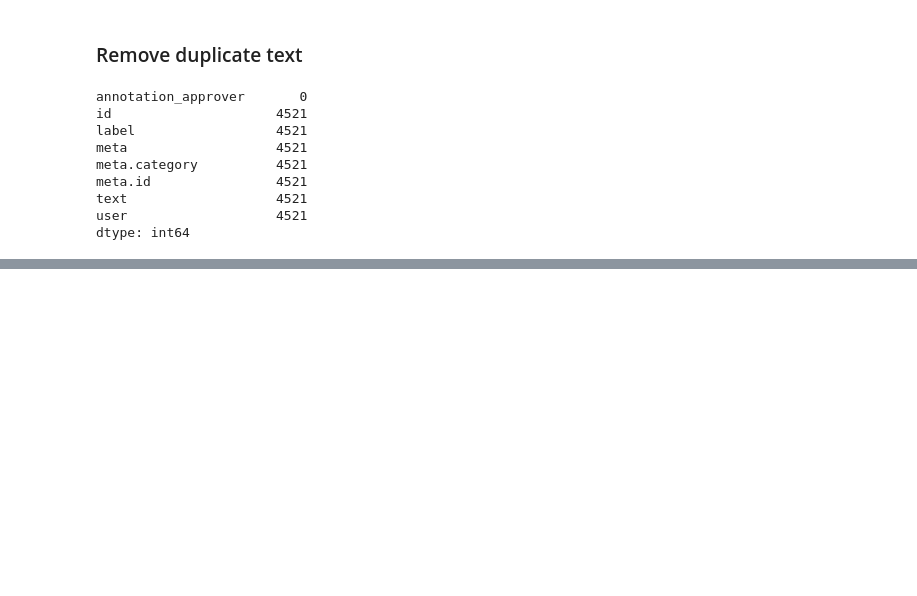
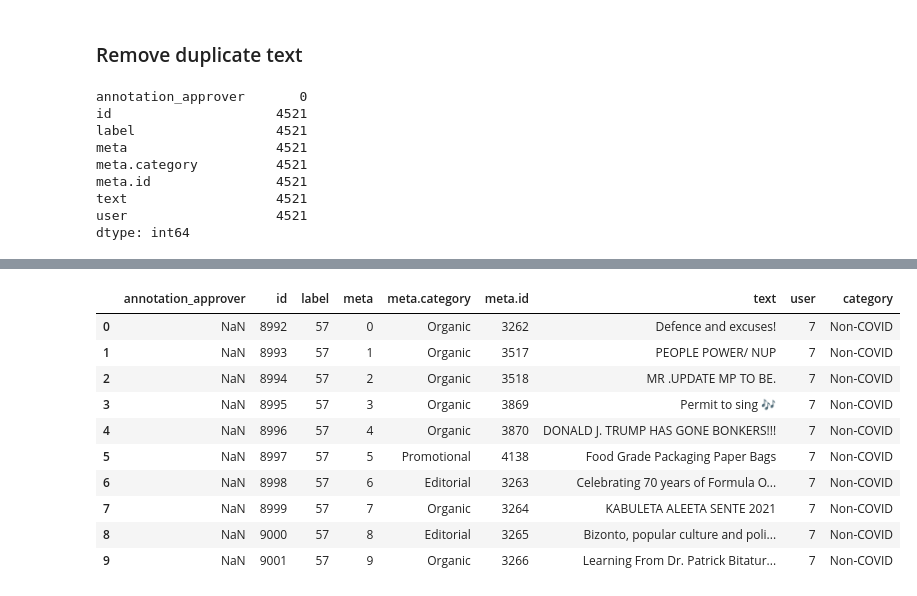
Before and after one commit to SunbirdAI/covid19-uganda-facebook-data-analysis, a Jupyter notebook: notebooks/CrowdTangle-posts-analysis.ipynb, the cells around one changed output, grey strips where cells are left out. Cells and saved outputs as stored; diff of their text form; code cells hidden in the pictures; blank space fills up the shorter version.

Commit message:
Clean annotated COVID/Non-COVID posts

```diff
--- a/notebooks/CrowdTangle-posts-analysis.ipynb
+++ b/notebooks/CrowdTangle-posts-analysis.ipynb
@@ -187,0 +189,11 @@ dtype: int64
+# %%
+def clean_posts(text):
+    """Remove urls and hashtags (#)"""
+    text = re.sub(r'((www\.[^\s]+)|(https?://[^\s]+))', '', text)  # remove URLs
+    text = re.sub(r'#', '', text)  # remove the # in #hashtag
+
+    return text
+# %%
+cleaned_posts = deduplicated_posts['text'].apply(clean_posts)
+deduplicated_posts['text'] = cleaned_posts
+deduplicated_posts.sample(10)
@@ -187,0 +212,2 @@ dtype: int64
+# %%
+final_posts = deduplicated_posts[(deduplicated_posts['text'] != '') & (deduplicated_posts['text'].str.len() > 1)]
@@ -187,0 +228,3 @@ dtype: int64
+# %%
+final_posts['category'] = final_posts['label'].astype('category')
+final_posts['category']
@@ -187,0 +245,15 @@ dtype: int64
+# %%
+final_posts['category'].cat.categories = ['COVID', 'Non-COVID']
+final_posts.head(10)
+# %% [output]
+|  | annotation_approver | id | label | meta | meta.category | meta.id | text | user | category |
+| 0 | NaN | 8992 | 57 | 0 | Organic | 3262 | Defence and excuses! | 7 | Non-COVID |
+| 1 | NaN | 8993 | 57 | 1 | Organic | 3517 | PEOPLE POWER/ NUP | 7 | Non-COVID |
+| 2 | NaN | 8994 | 57 | 2 | Organic | 3518 | MR .UPDATE MP TO BE. | 7 | Non-COVID |
+| 3 | NaN | 8995 | 57 | 3 | Organic | 3869 | Permit to sing 🎶 | 7 | Non-COVID |
+| 4 | NaN | 8996 | 57 | 4 | Organic | 3870 | DONALD J. TRUMP HAS GONE BONKERS!!! | 7 | Non-COVID |
+| 5 | NaN | 8997 | 57 | 5 | Promotional | 4138 | Food Grade Packaging Paper Bags | 7 | Non-COVID |
+| 6 | NaN | 8998 | 57 | 6 | Editorial | 3263 | Celebrating 70 years of Formula O... | 7 | Non-COVID |
+| 7 | NaN | 8999 | 57 | 7 | Organic | 3264 | KABULETA ALEETA SENTE 2021 | 7 | Non-COVID |
+| 8 | NaN | 9000 | 57 | 8 | Editorial | 3265 | Bizonto, popular culture and poli... | 7 | Non-COVID |
+| 9 | NaN | 9001 | 57 | 9 | Organic | 3266 | Learning From Dr. Patrick Bitatur... | 7 | Non-COVID |
```
Also changed, not shown: parts of 10 cells of this notebook.
